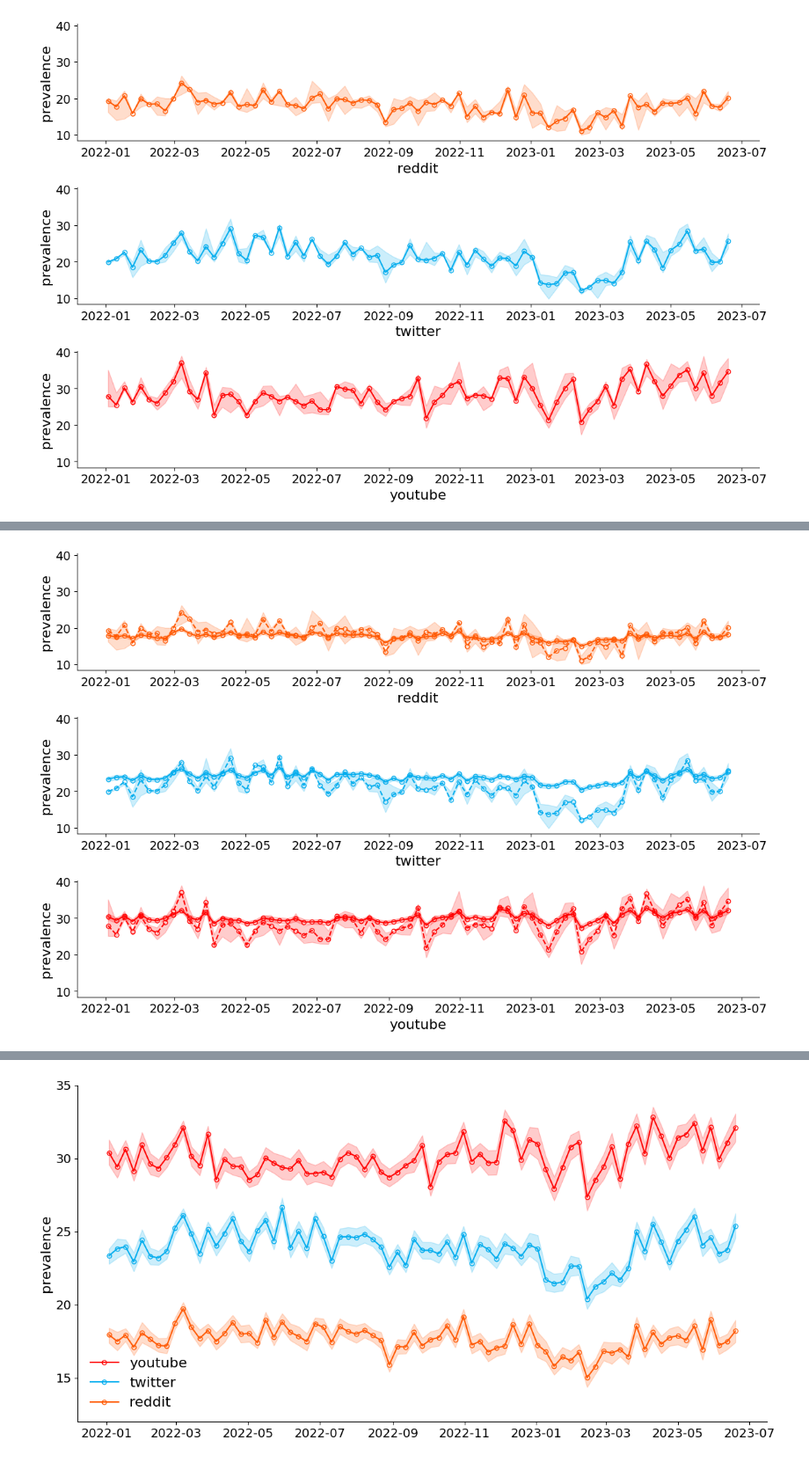
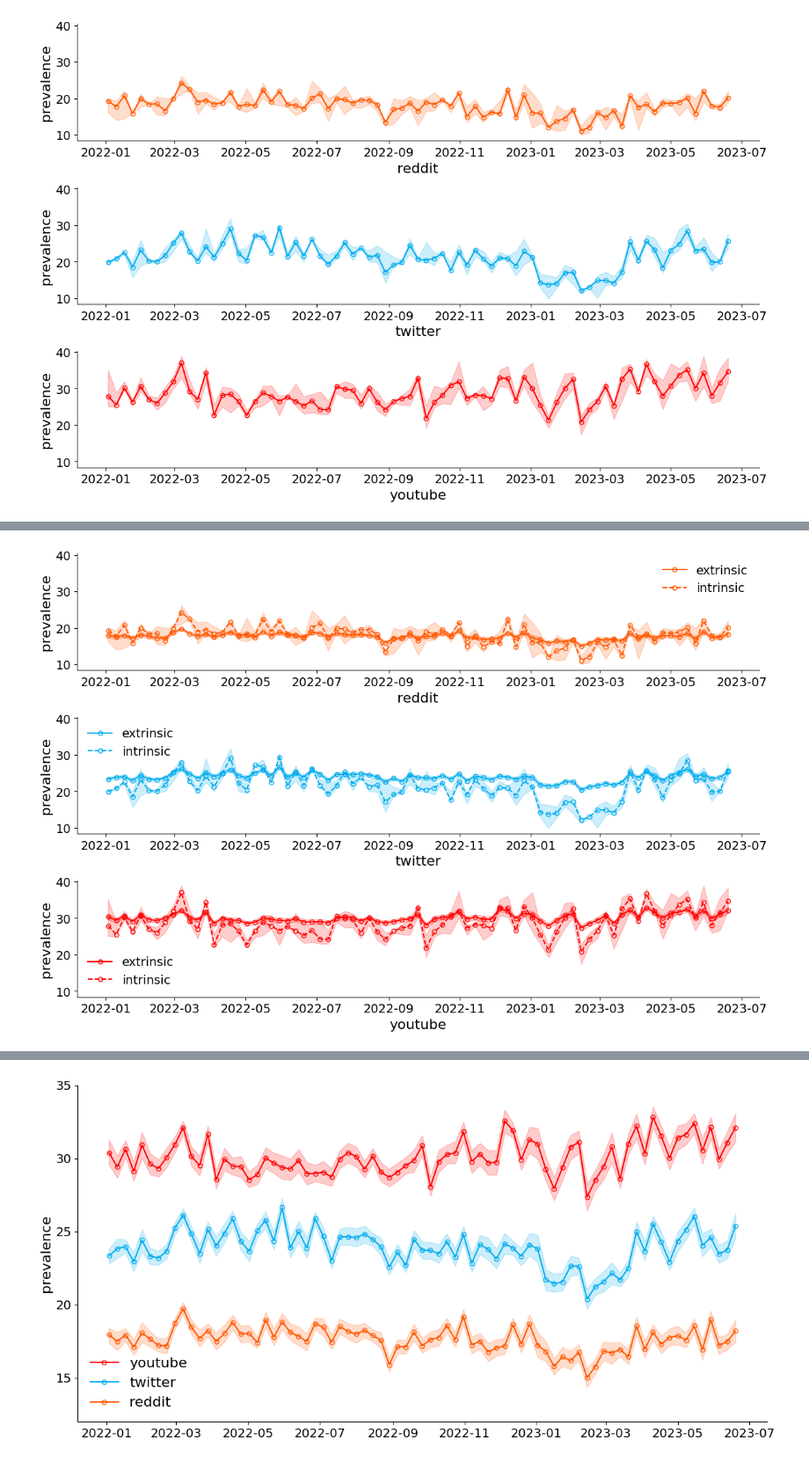
Before and after one commit to avalanchesiqi/pyquantifier, a Jupyter notebook: hot_speech/data_visualization.ipynb, the cells around one changed output, grey strips where cells are left out. Shown at 88% size. Cells and saved outputs as stored; diff of their text form; code cells hidden in the pictures.

```diff
--- a/hot_speech/data_visualization.ipynb
+++ b/hot_speech/data_visualization.ipynb
@@ -107,5 +127,5 @@ visualize_time_series2(in_weekly_df)
 # %%
-def visualize_time_series3(data_df1, data_df2):
+def visualize_time_series3(data_df1, data_df2, label1, label2):
     fig, axes = plt.subplots(3, 1, figsize=(12, 8), sharey=True)
 
     platform_list = ['reddit', 'twitter', 'youtube']
@@ -115,7 +135,7 @@ def visualize_time_series3(data_df1, data_df2):
         axes[ax_idx].plot_date(
             data_df1.index,
             eval(f'data_df1.{platform}_hot_list') / eval(f'data_df1.{platform}_num_comment_list') * 100,
-            '-o', color=color, mfc='none', ms=5, label=platform)
+            '-o', color=color, mfc='none', ms=5, label=label1)
         axes[ax_idx].fill_between(
             data_df1.index,
             eval(f'data_df1.{platform}_hot_ub_list') / eval(f'data_df1.{platform}_num_comment_list') * 100,
@@ -126,7 +146,7 @@ def visualize_time_series3(data_df1, data_df2):
         axes[ax_idx].plot_date(
             data_df2.index,
             eval(f'data_df2.{platform}_hot_list') / eval(f'data_df2.{platform}_num_comment_list') * 100,
-            '--o', color=color, mfc='none', ms=5, label=platform)
+            '--o', color=color, mfc='none', ms=5, label=label2)
         axes[ax_idx].fill_between(
             data_df2.index,
             eval(f'data_df2.{platform}_hot_ub_list') / eval(f'data_df2.{platform}_num_comment_list') * 100,
@@ -134,7 +154,7 @@ def visualize_time_series3(data_df1, data_df2):
             color=color, alpha=0.2)
 
     for ax in axes.ravel():
-        # ax.legend(frameon=False, fontsize=14)
+        ax.legend(frameon=False, fontsize=14)
         ax.set_ylabel('prevalence', fontsize=16)
         ax.tick_params(axis='both', which='major', labelsize=14)
         ax.spines['right'].set_visible(False)
@@ -142,6 +162,6 @@ def visualize_time_series3(data_df1, data_df2):
 
     plt.tight_layout()
 # %%
-visualize_time_series3(ex_weekly_df, in_weekly_df)
+visualize_time_series3(ex_weekly_df, in_weekly_df, 'extrinsic', 'intrinsic')
 # %% [output]
-[figure, old version]
+[figure, new version]
```
Also changed, not shown: parts of 6 cells of this notebook, 5 other files.
